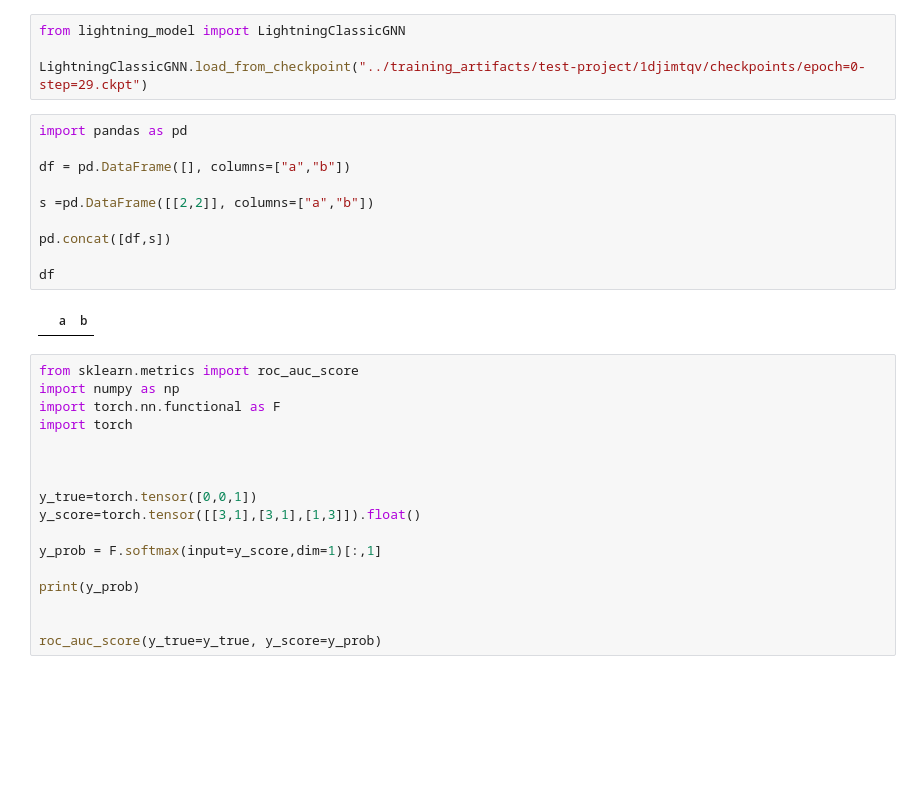
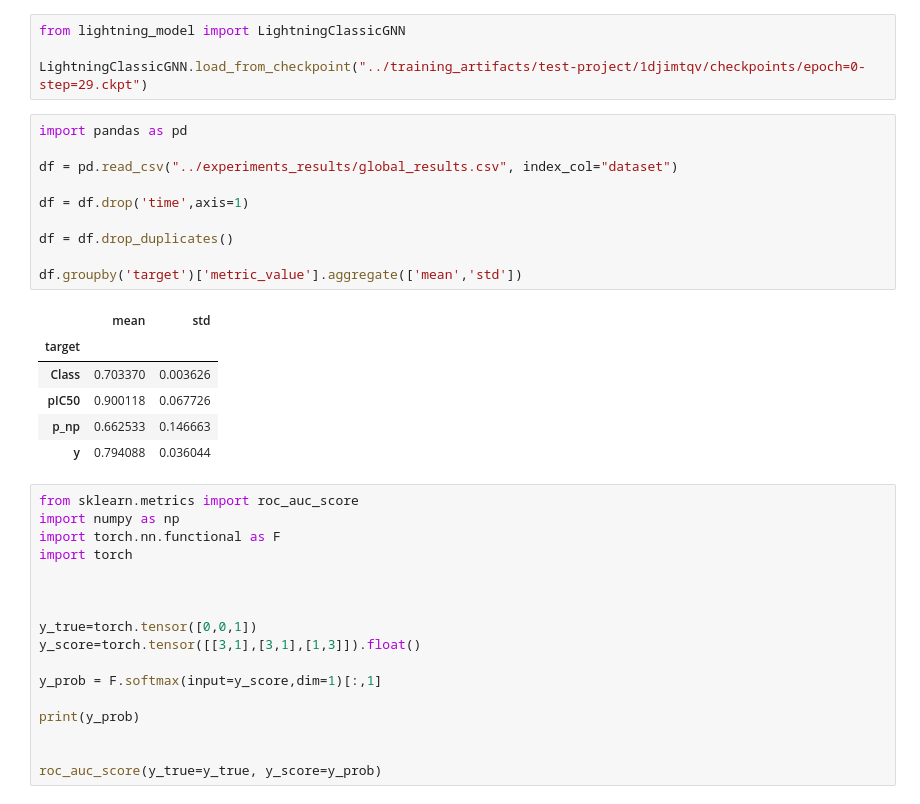
Before and after one commit to HaroldBenoit/chem-ml-repr, a Jupyter notebook: code/experiment.ipynb, the cells around one changed output. Cells and saved outputs as stored; diff of their text form; blank space fills up the shorter version.

```diff
--- a/code/experiment.ipynb
+++ b/code/experiment.ipynb
@@ -2,18 +2,23 @@
 from lightning_model import LightningClassicGNN
 
 LightningClassicGNN.load_from_checkpoint("../training_artifacts/test-project/1djimtqv/checkpoints/epoch=0-step=29.ckpt")
-# %%
-import pandas as pd
-
-df = pd.DataFrame([], columns=["a","b"])
-
-s =pd.DataFrame([[2,2]], columns=["a","b"])
-
-pd.concat([df,s])
-
-df
-# %% [output]
-|  | a | b |
+# %%
+import pandas as pd
+
+df = pd.read_csv("../experiments_results/global_results.csv", index_col="dataset")
+
+df = df.drop('time',axis=1)
+
+df = df.drop_duplicates()
+
+df.groupby('target')['metric_value'].aggregate(['mean','std'])
+# %% [output]
+|  | mean | std |
+| target |  |  |
+| Class | 0.703370 | 0.003626 |
+| pIC50 | 0.900118 | 0.067726 |
+| p_np | 0.662533 | 0.146663 |
+| y | 0.794088 | 0.036044 |
 # %%
 from sklearn.metrics import roc_auc_score
 import numpy as np
```
Also changed, not shown: 1 other file.
